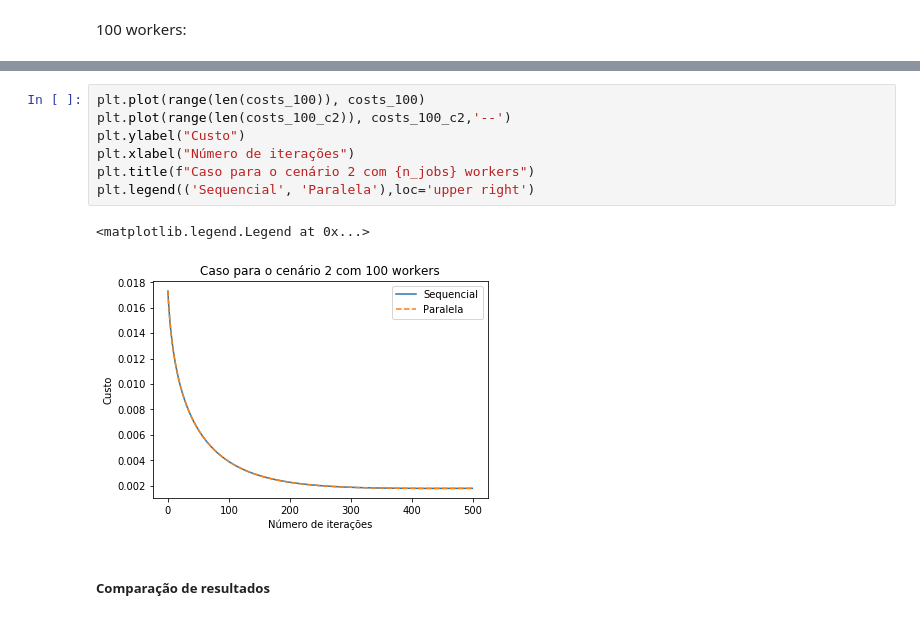
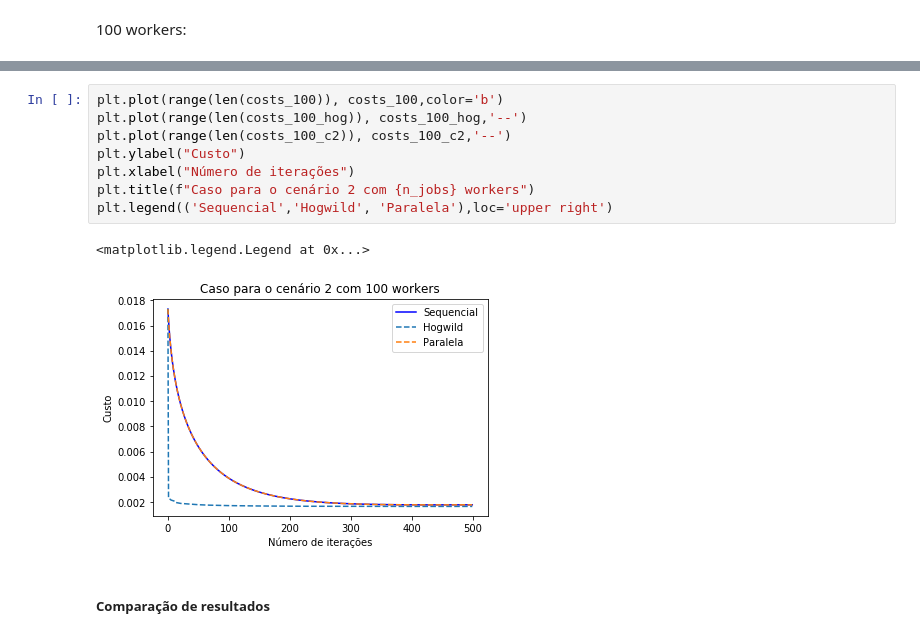
Before and after one commit to jcolares/gdp, a Jupyter notebook: GDParalelo.ipynb, the cells around one changed output, grey strips where cells are left out. Saved outputs shown, nothing was run; the diff lists cells and outputs as text.

```diff
--- a/GDParalelo.ipynb
+++ b/GDParalelo.ipynb
@@ -216,14 +238,15 @@ CPU times: user 338 ms, sys: 468 ms, total: 806 ms
 Wall time: 9.09 s
 # %%
-plt.plot(range(len(costs_100)), costs_100)
+plt.plot(range(len(costs_100)), costs_100,color='b')
+plt.plot(range(len(costs_100_hog)), costs_100_hog,'--')
 plt.plot(range(len(costs_100_c2)), costs_100_c2,'--')
 plt.ylabel("Custo")
 plt.xlabel("Número de iterações")
 plt.title(f"Caso para o cenário 2 com {n_jobs} workers")
-plt.legend(('Sequencial', 'Paralela'),loc='upper right')
+plt.legend(('Sequencial','Hogwild', 'Paralela'),loc='upper right')
 # %% [output]
 <matplotlib.legend.Legend at 0x...>
-[figure, old version]
+[figure, new version]
 # %% [markdown]
 ##### Comparação de resultados
 # %%
```
Also changed, not shown: parts of 22 cells of this notebook, 1 other file.
